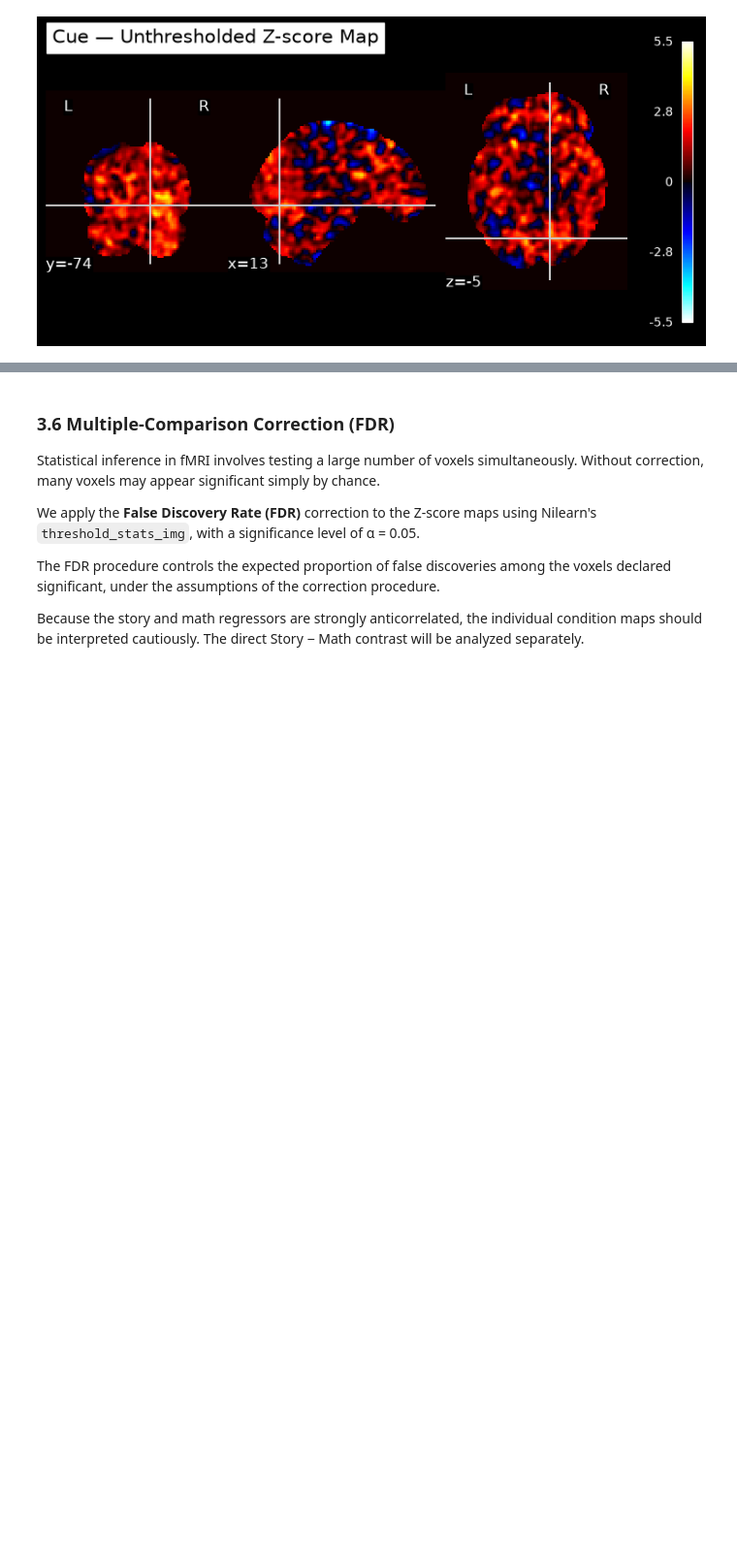
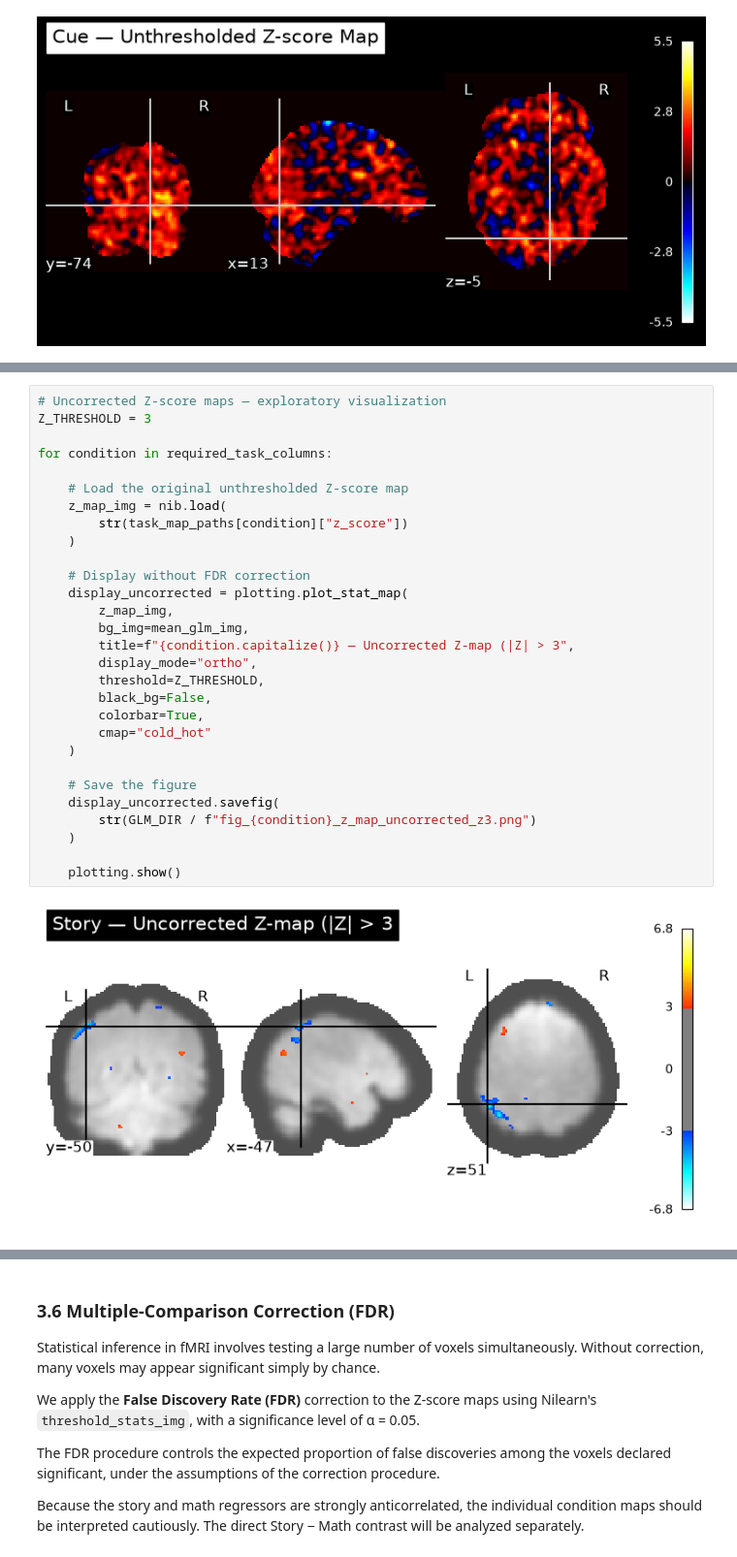
Before and after one commit to Yasmine-bou/NX421-MiniProject-1, a Jupyter notebook: 03_glm.ipynb, the cells around one changed output, grey strips where cells are left out. Shown at 97% size. Cells and saved outputs as stored; diff of their text form; blank space fills up the shorter version.

```diff
--- a/03_glm.ipynb
+++ b/03_glm.ipynb
@@ -813,0 +824,31 @@ for condition in required_task_columns:
+# %%
+# Uncorrected Z-score maps — exploratory visualization
+Z_THRESHOLD = 3
+
+for condition in required_task_columns:
+
+    # Load the original unthresholded Z-score map
+    z_map_img = nib.load(
+        str(task_map_paths[condition]["z_score"])
+    )
+
+    # Display without FDR correction
+    display_uncorrected = plotting.plot_stat_map(
+        z_map_img,
+        bg_img=mean_glm_img,
+        title=f"{condition.capitalize()} — Uncorrected Z-map (|Z| > 3",
+        display_mode="ortho",
+        threshold=Z_THRESHOLD,
+        black_bg=False,
+        colorbar=True,
+        cmap="cold_hot"
+    )
+
+    # Save the figure
+    display_uncorrected.savefig(
+        str(GLM_DIR / f"fig_{condition}_z_map_uncorrected_z3.png")
+    )
+
+    plotting.show()
+# %% [output]
+[figure, added]
```
Also changed, not shown: parts of 10 cells of this notebook.
